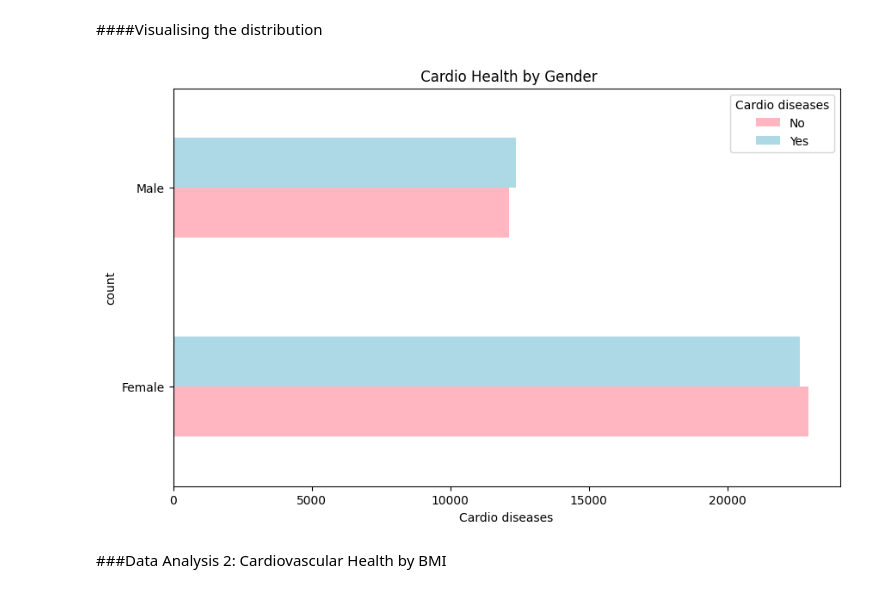
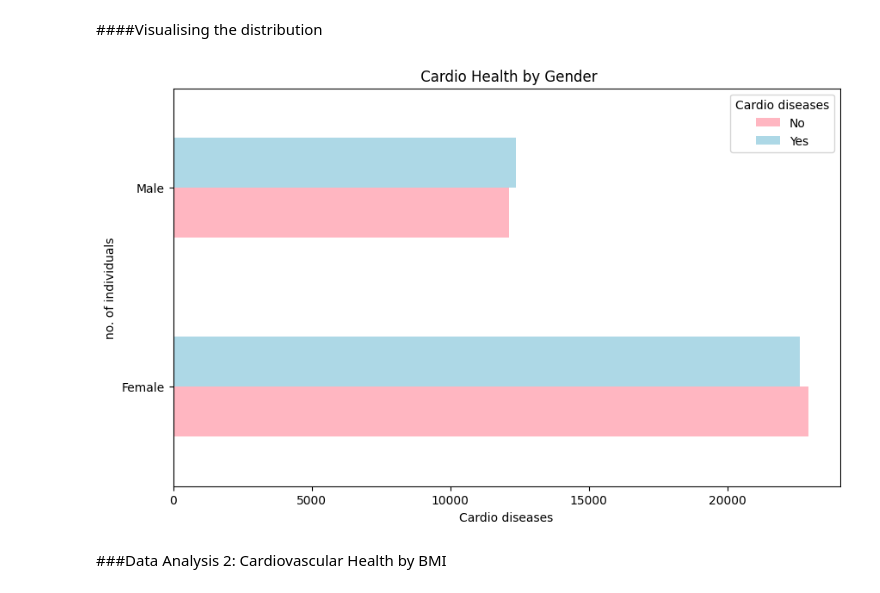
Before and after one commit to w21280485/assignment_a2_2, a Jupyter notebook: Code_Development_Notebook_Wong21280485.ipynb, the cells around one changed output. Drawn from its saved outputs; the diff is of its cells as text; code cells hidden in the pictures.

```diff
--- a/Code_Development_Notebook_Wong21280485.ipynb
+++ b/Code_Development_Notebook_Wong21280485.ipynb
@@ -309,19 +309,19 @@ cardio_gender_counts
 # %%
 # Import library
 import matplotlib.pyplot as plt
 
 # Create a group bar chart
 cardio_gender_counts.plot(kind='barh', figsize=(10, 6), color=('lightpink','lightblue'))
 plt.title(' Cardio Health by Gender')
 plt.xlabel('Cardio diseases')
-plt.ylabel('count')
+plt.ylabel('no. of individuals')
 plt.xticks(rotation=0)
 plt.legend(title='Cardio diseases')
 
 # Display the plot
 plt.show()
 # %% [output]
-[figure, old version]
+[figure, new version]
 # %% [markdown]
 ###Data Analysis 2: Cardiovascular Health by BMI
 # %% [markdown]
```
Also changed, not shown: parts of 3 cells of this notebook.
